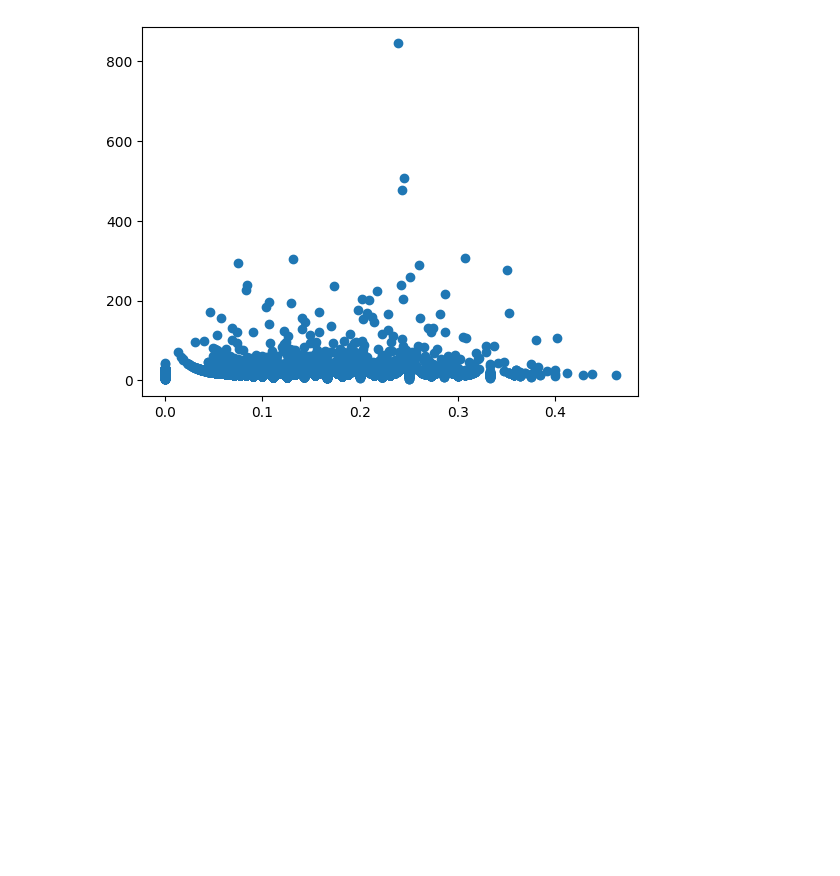
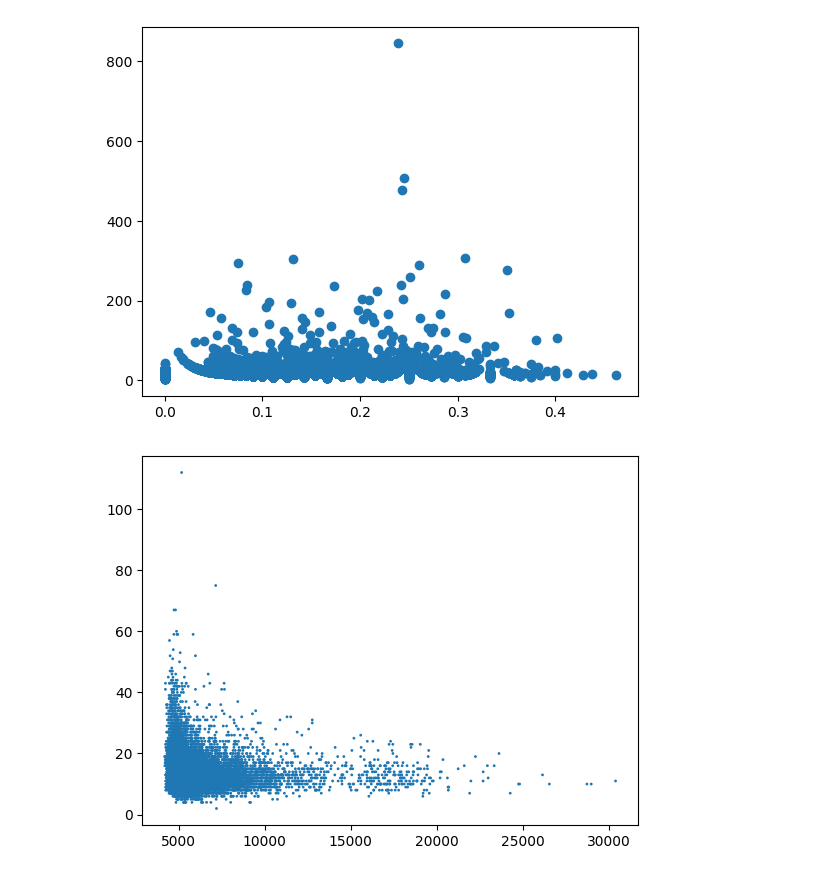
Before and after one commit to P-Hicks/SeniorResearchProject, a Jupyter notebook: notebook_player_graphs.ipynb, the cells around one changed output. Saved outputs shown, nothing was run; the diff lists cells and outputs as text; code cells hidden in the pictures; blank space fills up the shorter version.

```diff
--- a/notebook_player_graphs.ipynb
+++ b/notebook_player_graphs.ipynb
@@ -478,0 +481,4 @@ scatterplot(df, 'Replacement', xfield='percentnones', yfield='numturns')
+# %%
+comp_time_scatterplot(name='NewBiggestFirst')
+# %% [output]
+[figure, added]
```
Also changed, not shown: parts of 5 cells of this notebook, 5 other files.
